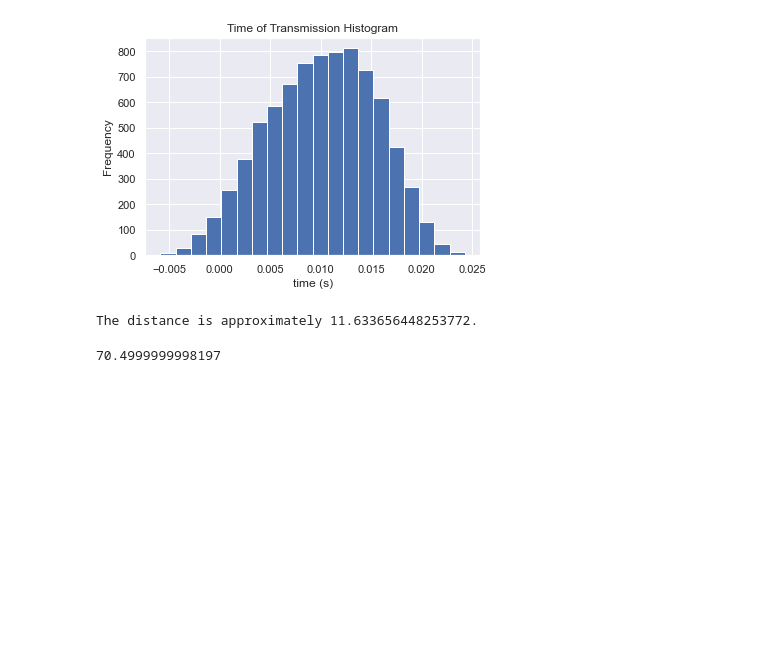
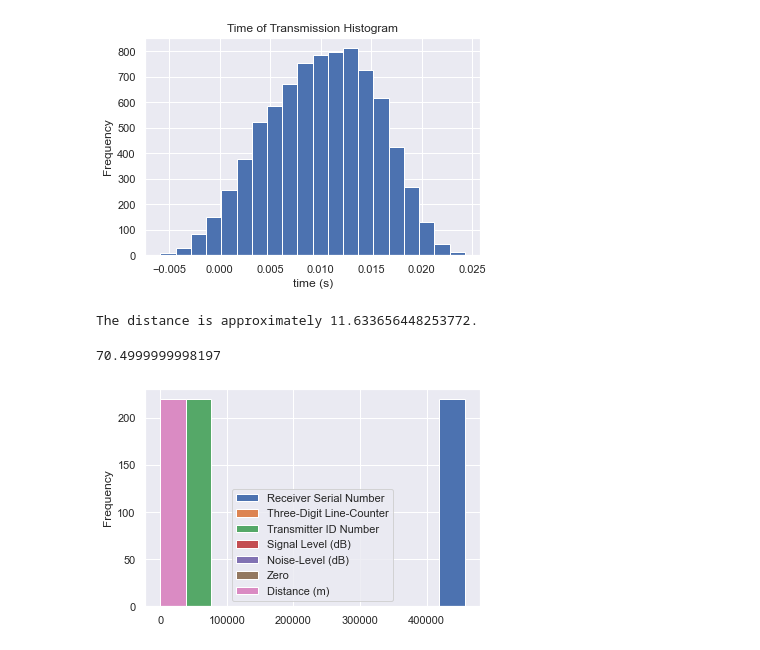
Before and after one commit to lauren-west/icex-lair-2021, a Jupyter notebook: vemco_data_post_processing_visualization.ipynb, the cells around one changed output. Cells and saved outputs as stored; diff of their text form; code cells hidden in the pictures; blank space fills up the shorter version.

Commit message:
Organization + final graphs

```diff
--- a/vemco_data_post_processing_visualization.ipynb
+++ b/vemco_data_post_processing_visualization.ipynb
@@ -363,0 +366,19 @@ The distance is approximately 11.633656448253772.
+# %%
+AllFiles = list(os.walk("./Long_Beach_6_29_2021"))  #Walks everything inside current directory
+
+df_list = []
+
+for item in AllFiles:
+    #print("item is", item, "\n")
+    foldername, LoDirs, LoFiles = item
+
+    for filename in LoFiles:
+        if filename[-3:] == "csv" and (len(filename) == 10 or len(filename) == 11):
+            path = os.getcwd() + foldername[1:] + "/" + filename
+            df = pd.read_csv(path, engine='python', header=0, index_col=False)
+            df_list.append(df)
+
+final_df = pd.concat(df_list)
+ax = final_df.plot.hist(bins=12)
+# %% [output]
+[figure, added]
```
Also changed, not shown: parts of 1 cell of this notebook, 4 other files.
